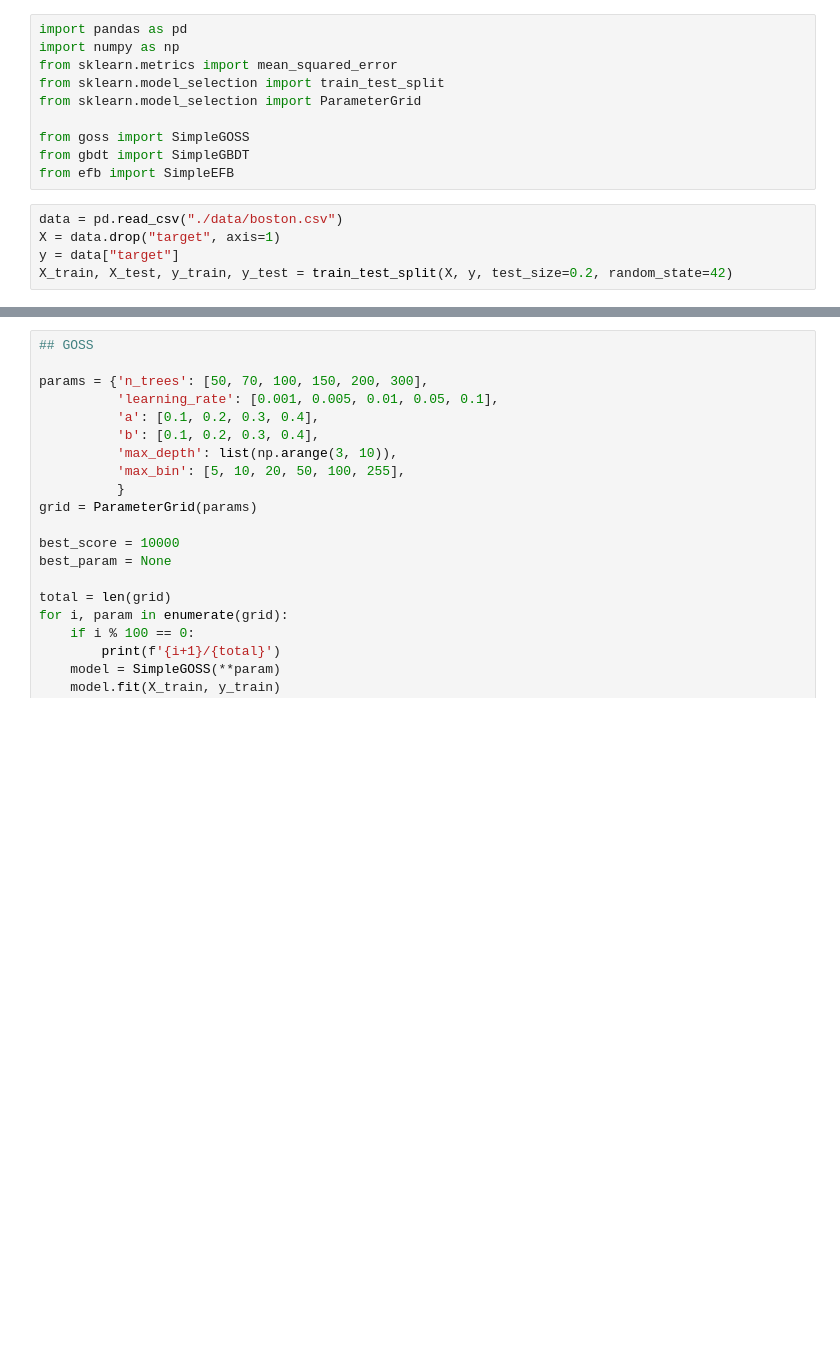
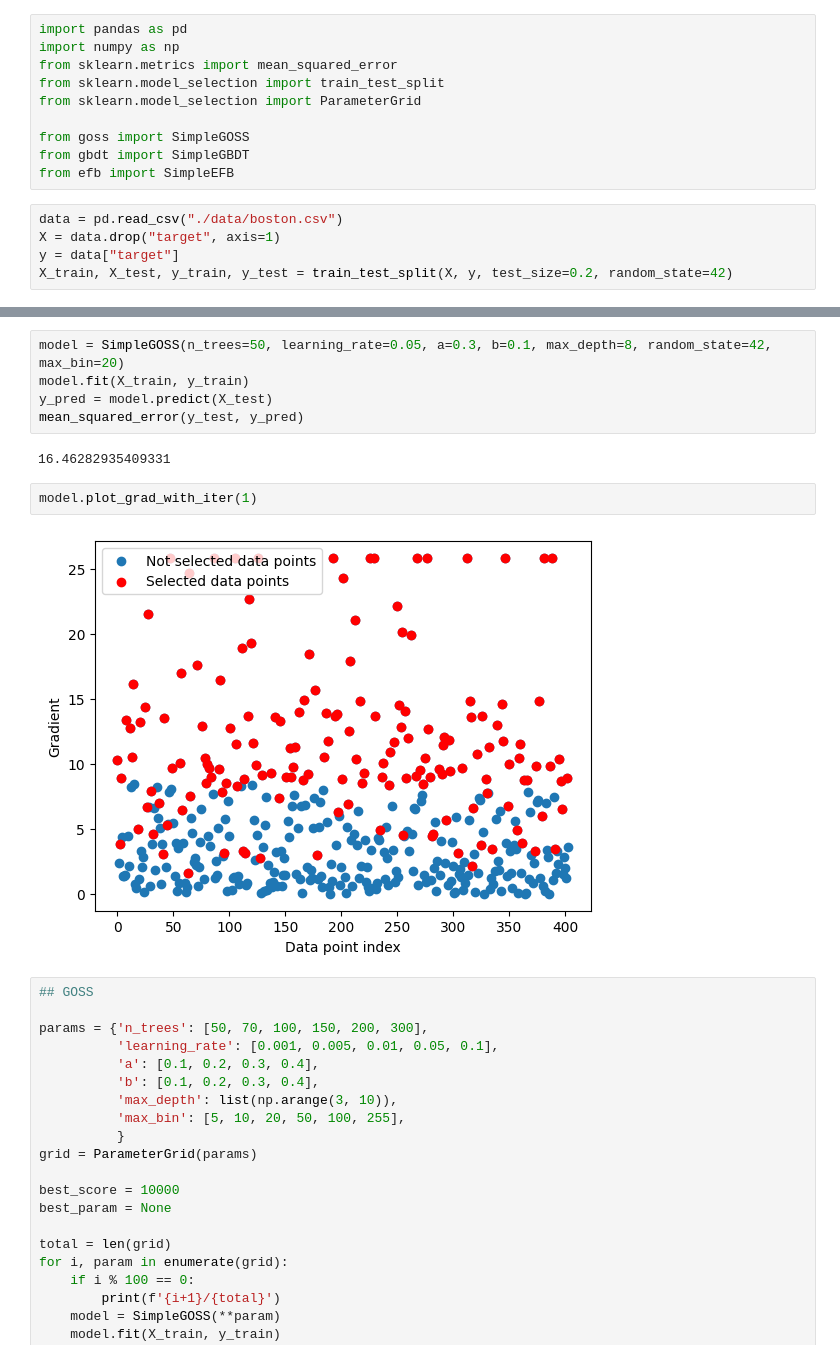
Before and after one commit to shyu61/math, a Jupyter notebook: lightgbm/h_tune.ipynb, the cells around one changed output, grey strips where cells are left out. Cells and saved outputs as stored; diff of their text form; blank space fills up the shorter version.

```diff
--- a/lightgbm/h_tune.ipynb
+++ b/lightgbm/h_tune.ipynb
@@ -51,3 +58,14 @@ print(best_param)
+# %%
+model = SimpleGOSS(n_trees=50, learning_rate=0.05, a=0.3, b=0.1, max_depth=8, random_state=42, max_bin=20)
+model.fit(X_train, y_train)
+y_pred = model.predict(X_test)
+mean_squared_error(y_test, y_pred)
+# %% [output]
+16.46282935409331
+# %%
+model.plot_grad_with_iter(1)
+# %% [output]
+[figure, added]
 # %%
 ## GOSS
 
```
Also changed, not shown: parts of 3 cells of this notebook, 2 other files.
